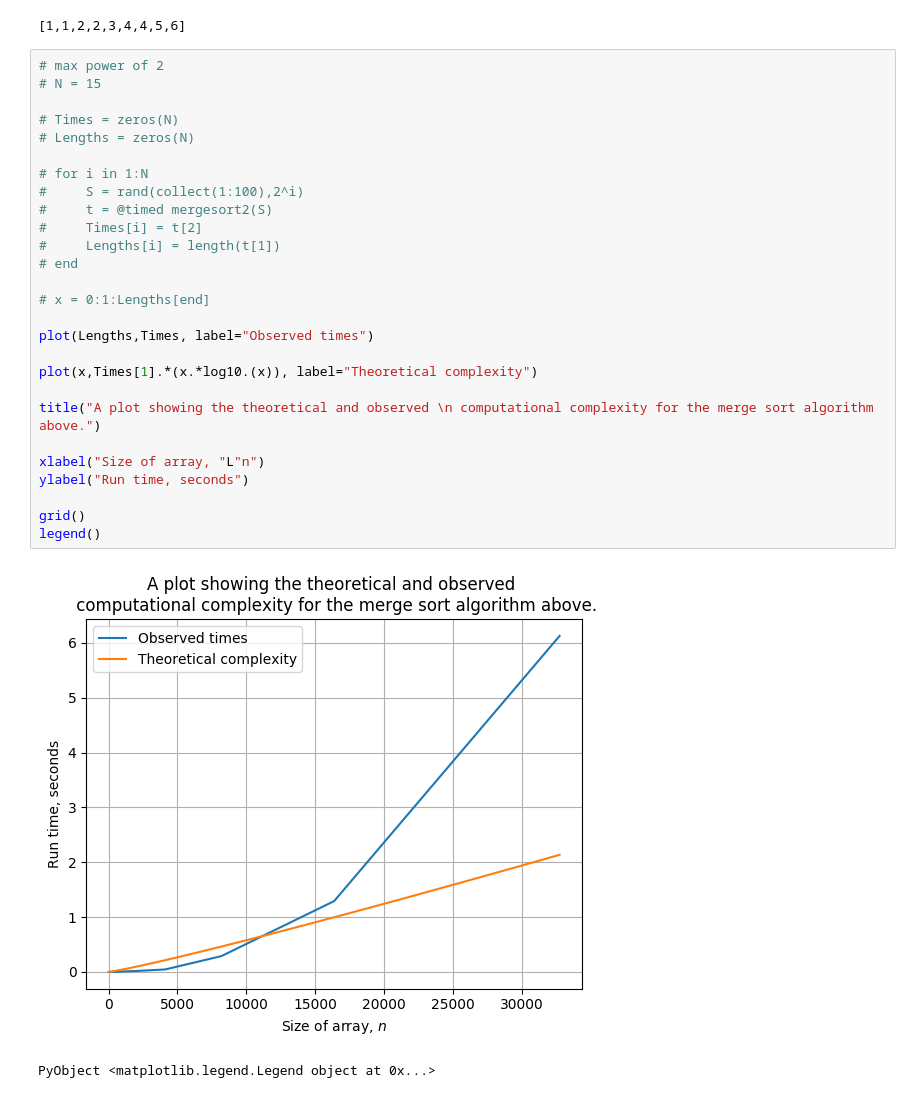
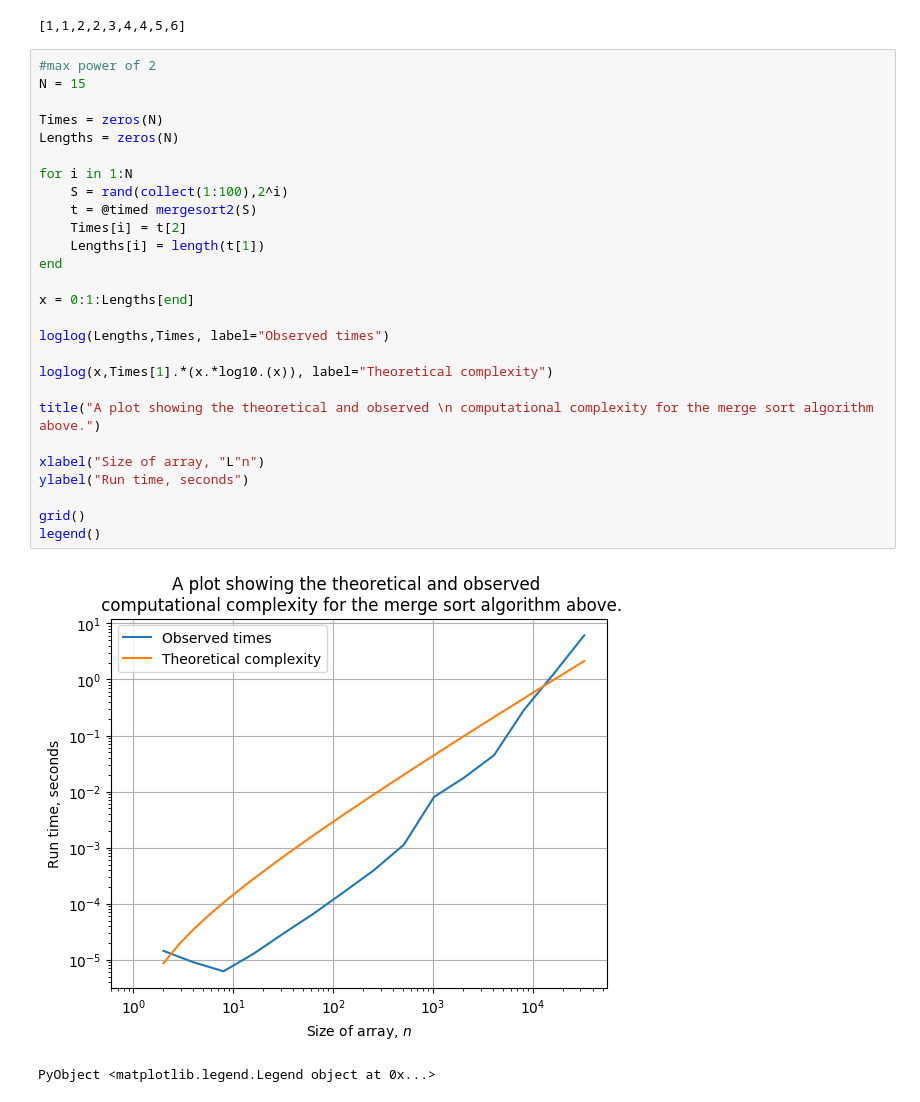
Before and after one commit to harveydevereux/MA934, a Jupyter notebook: workbook1.ipynb, the cells around one changed output. Saved outputs shown, nothing was run; the diff lists cells and outputs as text.

```diff
--- a/workbook1.ipynb
+++ b/workbook1.ipynb
@@ -142,32 +221,32 @@ println(P)
 # %% [output]
 [1,1,2,2,3,4,4,5,6]
 # %%
-# max power of 2
-# N = 15
+#max power of 2
+N = 15
 
-# Times = zeros(N)
-# Lengths = zeros(N)
+Times = zeros(N)
+Lengths = zeros(N)
 
-# for i in 1:N
-#     S = rand(collect(1:100),2^i)
-#     t = @timed mergesort2(S)
-#     Times[i] = t[2]
-#     Lengths[i] = length(t[1])
-# end
+for i in 1:N
+    S = rand(collect(1:100),2^i)
+    t = @timed mergesort2(S)
+    Times[i] = t[2]
+    Lengths[i] = length(t[1])
+end
 
-# x = 0:1:Lengths[end]
+x = 0:1:Lengths[end]
 
-plot(Lengths,Times, label="Observed times")
+loglog(Lengths,Times, label="Observed times")
 
-plot(x,Times[1].*(x.*log10.(x)), label="Theoretical complexity")
+loglog(x,Times[1].*(x.*log10.(x)), label="Theoretical complexity")
 
 title("A plot showing the theoretical and observed \n computational complexity for the merge sort algorithm above.")
 
 xlabel("Size of array, "L"n")
 ylabel("Run time, seconds")
 
 grid()
 legend()
 # %% [output]
-[figure, old version]
+[figure, new version]
 PyObject <matplotlib.legend.Legend object at 0x...>
```
Also changed, not shown: parts of 7 cells of this notebook, 4 other files.
